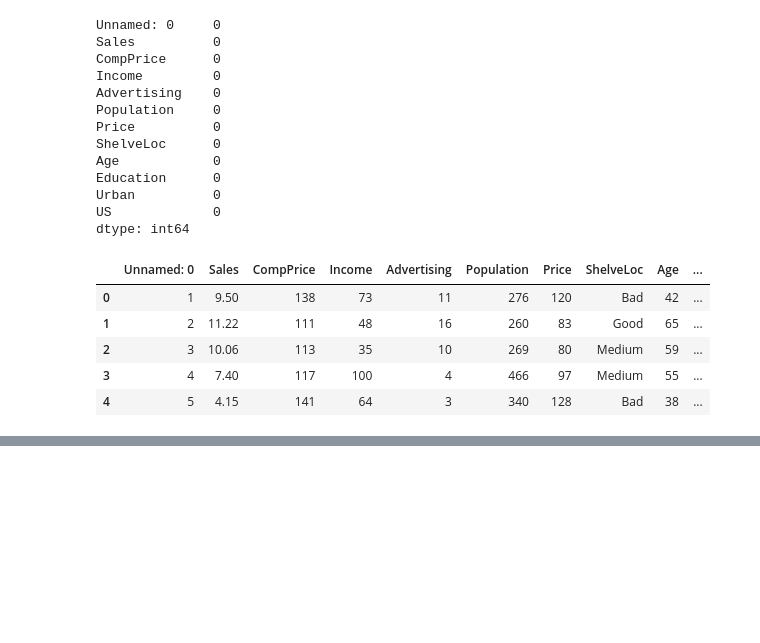
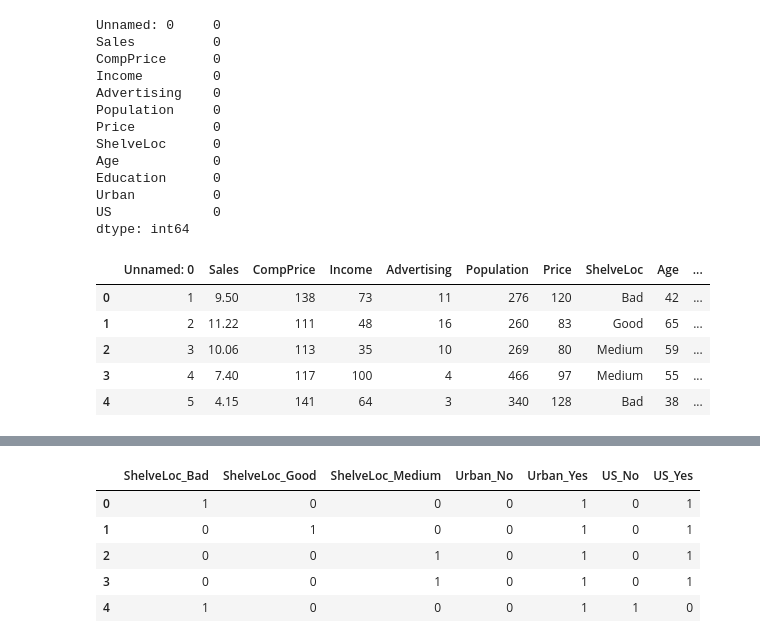
Before and after one commit to Rtavakol/ISLR, a Jupyter notebook: Notebooks/Chapter 8/Decision Trees.ipynb, the cells around one changed output, grey strips where cells are left out. Drawn from its saved outputs; the diff is of its cells as text; code cells hidden in the pictures; blank space fills up the shorter version.

```diff
--- a/Notebooks/Chapter 8/Decision Trees.ipynb
+++ b/Notebooks/Chapter 8/Decision Trees.ipynb
@@ -66,3 +67,9 @@ df.head()
 | 2 | 3 | 10.06 | 113 | 35 | 10 | 269 | 80 | Medium | 59 | ... |
 | 3 | 4 | 7.40 | 117 | 100 | 4 | 466 | 97 | Medium | 55 | ... |
 | 4 | 5 | 4.15 | 141 | 64 | 3 | 340 | 128 | Bad | 38 | ... |
+# %%
+# Dummy variables:
+
+# Object columns:
+object_col = df.dtypes == object
+object_col[object_col == True].index
@@ -68,0 +97,10 @@ df.head()
+# %%
+dummies = pd.get_dummies(df[object_col[object_col == True].index])
+dummies.head()
+# %% [output]
+|  | ShelveLoc_Bad | ShelveLoc_Good | ShelveLoc_Medium | Urban_No | Urban_Yes | US_No | US_Yes |
+| 0 | 1 | 0 | 0 | 0 | 1 | 0 | 1 |
+| 1 | 0 | 1 | 0 | 0 | 1 | 0 | 1 |
+| 2 | 0 | 0 | 1 | 0 | 1 | 0 | 1 |
+| 3 | 0 | 0 | 1 | 0 | 1 | 0 | 1 |
+| 4 | 1 | 0 | 0 | 0 | 1 | 1 | 0 |
```
Also changed, not shown: parts of 17 cells of this notebook, 2 other files.
